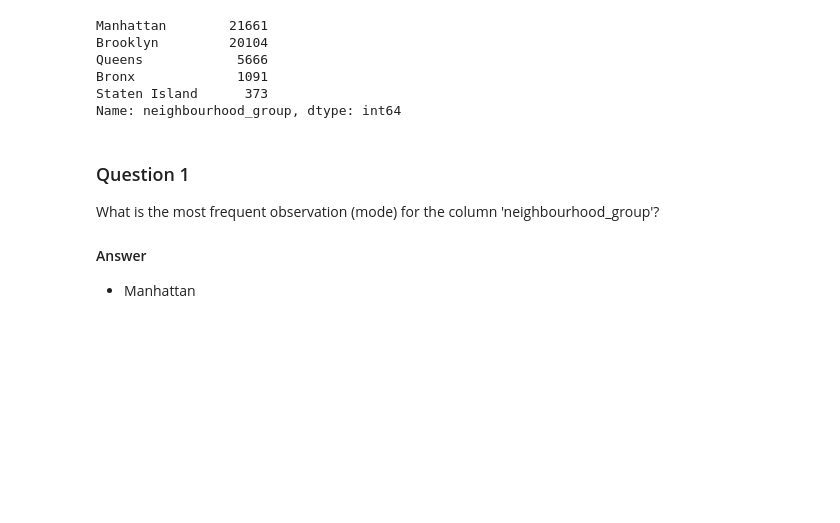
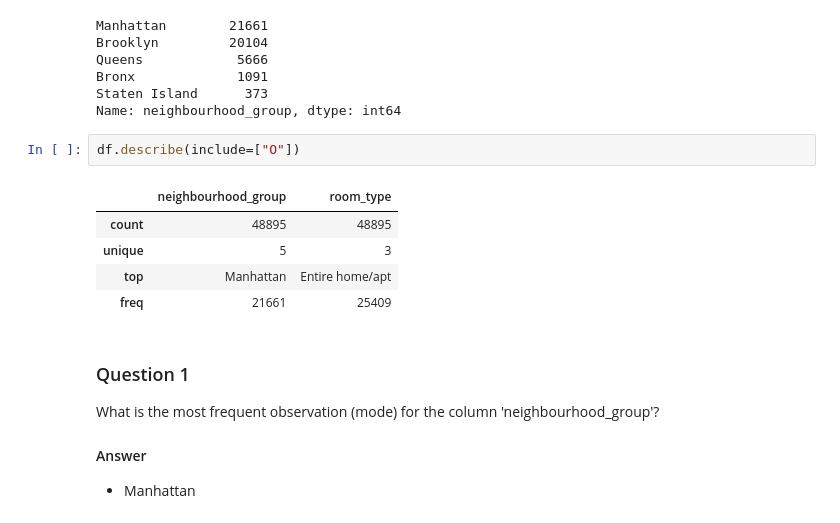
Before and after one commit to RCSnyder/machine-learning-zoom-camp, a Jupyter notebook: src/Chapters/03-churn-prediction/churn prediction.ipynb, the cells around one changed output. Drawn from its saved outputs; the diff is of its cells as text; blank space fills up the shorter version.

```diff
--- a/src/Chapters/03-churn-prediction/churn prediction.ipynb
+++ b/src/Chapters/03-churn-prediction/churn prediction.ipynb
@@ -59,6 +59,14 @@ Queens            5666
 Bronx             1091
 Staten Island      373
 Name: neighbourhood_group, dtype: int64
+# %%
+df.describe(include=["O"])
+# %% [output]
+|  | neighbourhood_group | room_type |
+| count | 48895 | 48895 |
+| unique | 5 | 3 |
+| top | Manhattan | Entire home/apt |
+| freq | 21661 | 25409 |
 # %% [markdown]
 ### Question 1
 What is the most frequent observation (mode) for the column 'neighbourhood_group'?
```
Also changed, not shown: parts of 3 cells of this notebook.
